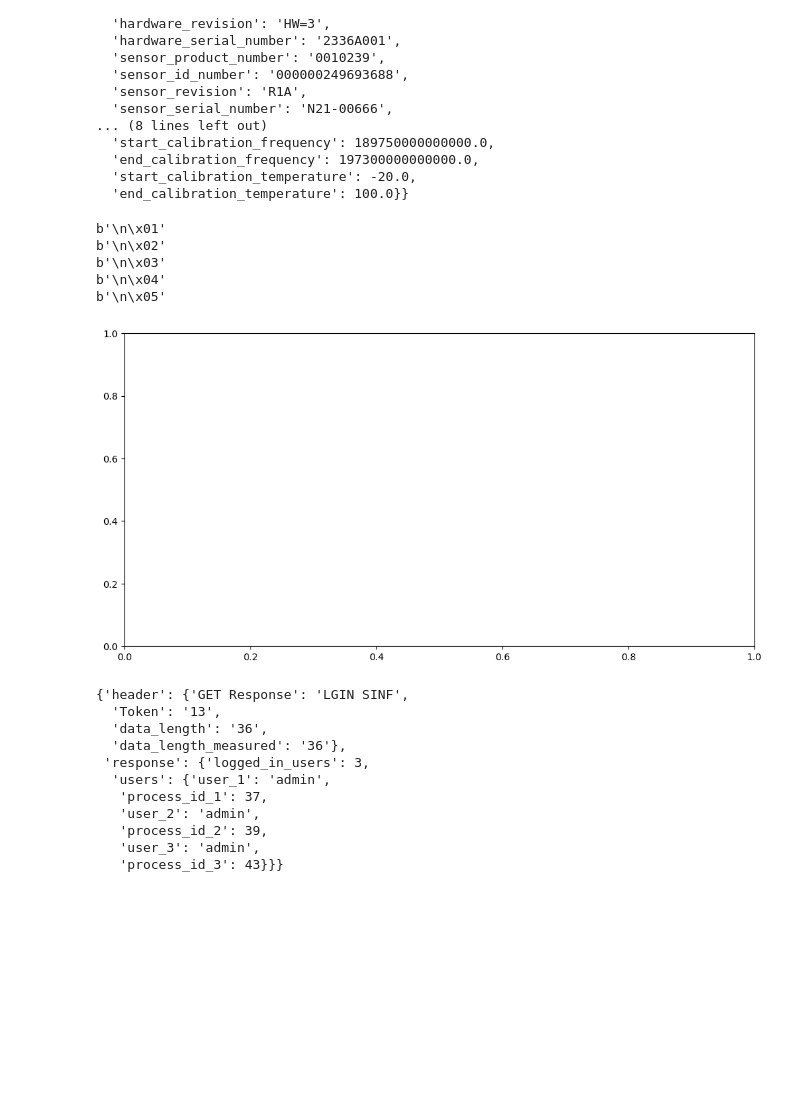
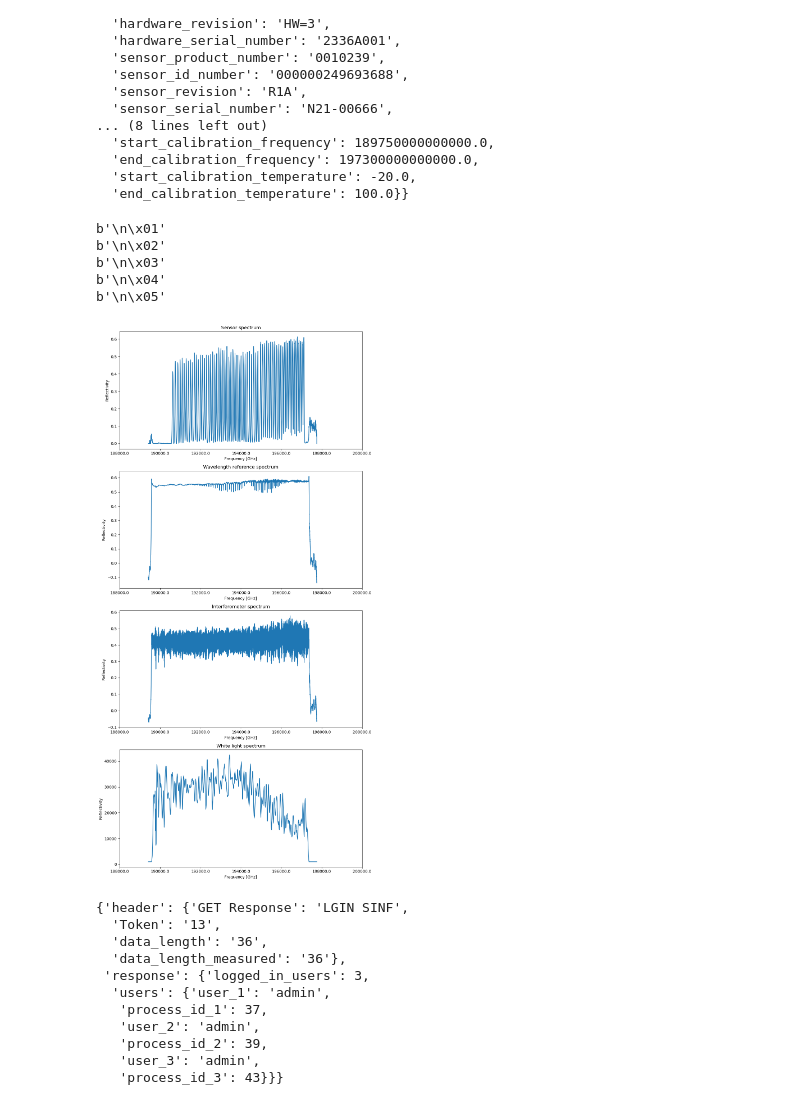
Before and after one commit to ldcn/pyWistom, a Jupyter notebook: pyWistom.ipynb, the cells around one changed output. Cells and saved outputs as stored; diff of their text form; code cells hidden in the pictures; blank space fills up the shorter version.

```diff
--- a/pyWistom.ipynb
+++ b/pyWistom.ipynb
@@ -104,34 +104,51 @@ client.get_smgr_info()
   'start_calibration_temperature': -20.0,
   'end_calibration_temperature': 100.0}}
 # %%
-import time
-from IPython.display import clear_output
-
 import matplotlib.pyplot as plt
 
 spectrum1 = client.custom_api_request(pyWistom.COMMAND_ID['GET'], b'WSNS', b'DATA', bytes.fromhex("0a01"))
 spectrum2 = client.custom_api_request(pyWistom.COMMAND_ID['GET'], b'WSNS', b'DATA', bytes.fromhex("0a02"))
 spectrum3 = client.custom_api_request(pyWistom.COMMAND_ID['GET'], b'WSNS', b'DATA', bytes.fromhex("0a03"))
 spectrum4 = client.custom_api_request(pyWistom.COMMAND_ID['GET'], b'WSNS', b'DATA', bytes.fromhex("0a04"))
 spectrum5 = client.custom_api_request(pyWistom.COMMAND_ID['GET'], b'WSNS', b'DATA', bytes.fromhex("0a05"))
 
 # Extract spectrum data values
 spectrum_data_values1 = spectrum1['response']['spectrum_data_values']
 spectrum_data_values2 = spectrum2['response']['spectrum_data_values']
 spectrum_data_values3 = spectrum3['response']['spectrum_data_values']
 spectrum_data_values4 = spectrum4['response']['spectrum_data_values']
 spectrum_data_values5 = spectrum5['response']['spectrum_data_values']
 # Plot all 5 spectrographs
-# Plot Spectrum 1
-plt.ion()  # Turn on interactive mode
-fig, ax = plt.subplots(figsize=(12, 6))
+fig, axs = plt.subplots(4, 1, figsize=(10, 20))
+
+axs[0].plot(spectrum_data_values5, spectrum_data_values1)
+axs[0].set_title('Sensor spectrum')
+
+axs[1].plot(spectrum_data_values5, spectrum_data_values2)
+axs[1].set_title('Wavelength reference spectrum')
+
+axs[2].plot(spectrum_data_values5, spectrum_data_values3)
+axs[2].set_title('Interferometer spectrum')
+
+axs[3].plot(spectrum_data_values5, spectrum_data_values4)
+axs[3].set_title('White light spectrum')
+
+for ax in axs:
+    ax.set_xlabel('Frequency [GHz]')
+    ax.set_ylabel('Reflectivity')
+    ax.ticklabel_format(style='plain', axis='x', useOffset=False)  # Ensure x-axis shows plain numbers
+    ax.set_xticks([tick for tick in ax.get_xticks()])  # Update x-ticks
+    ax.set_xticklabels([f'{tick / 1e9:.1f}' for tick in ax.get_xticks()])  # Convert Hz to GHz
+
+plt.tight_layout()
+plt.show()
 # %% [output]
 b'\n\x01'
 b'\n\x02'
 b'\n\x03'
 b'\n\x04'
 b'\n\x05'
-[figure, old version]
+[figure, new version]
 # %%
 client.custom_api_request(pyWistom.COMMAND_ID['GET'], b'LGIN', b'SINF', b'')
 # %% [output]
```
Also changed, not shown: parts of 1 cell of this notebook.
